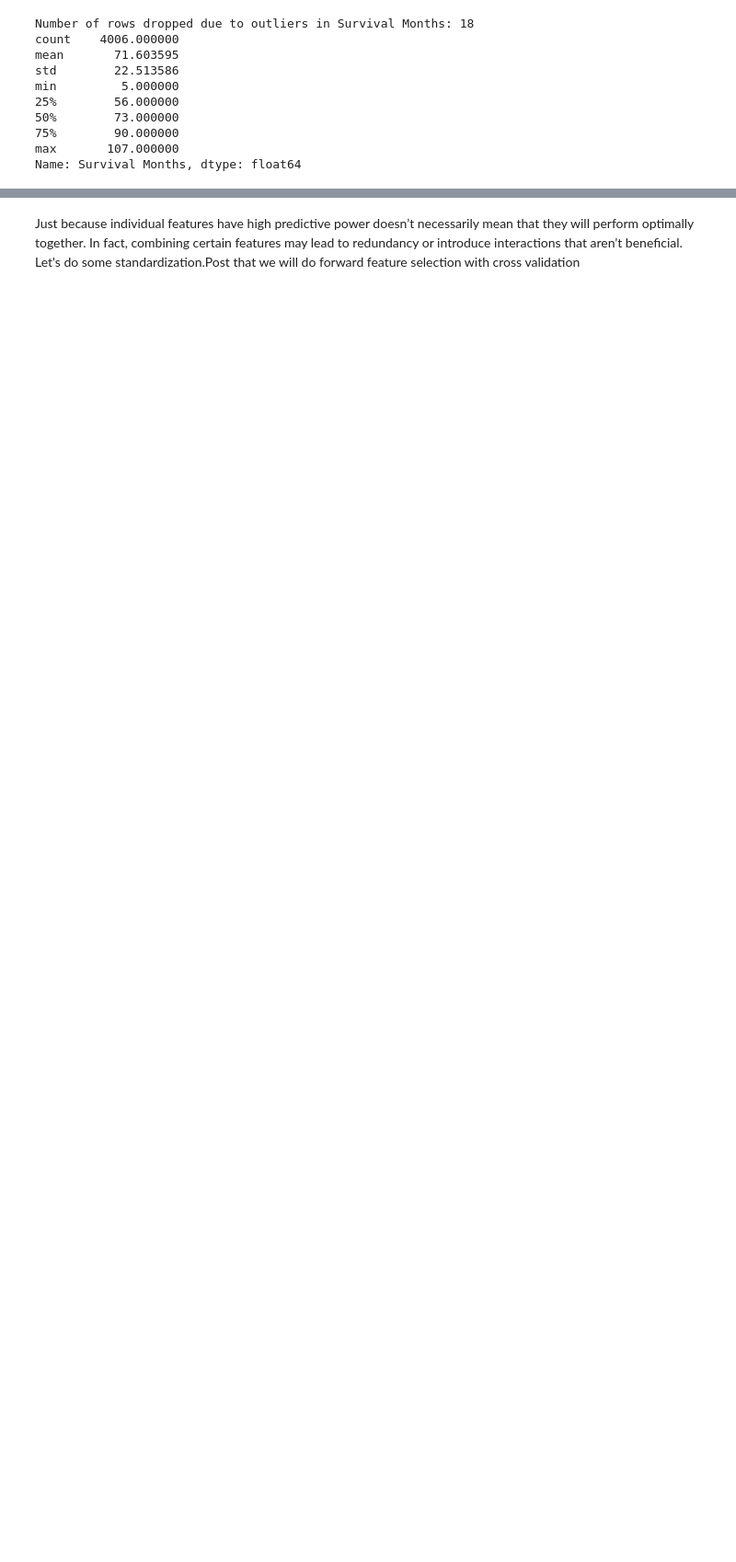
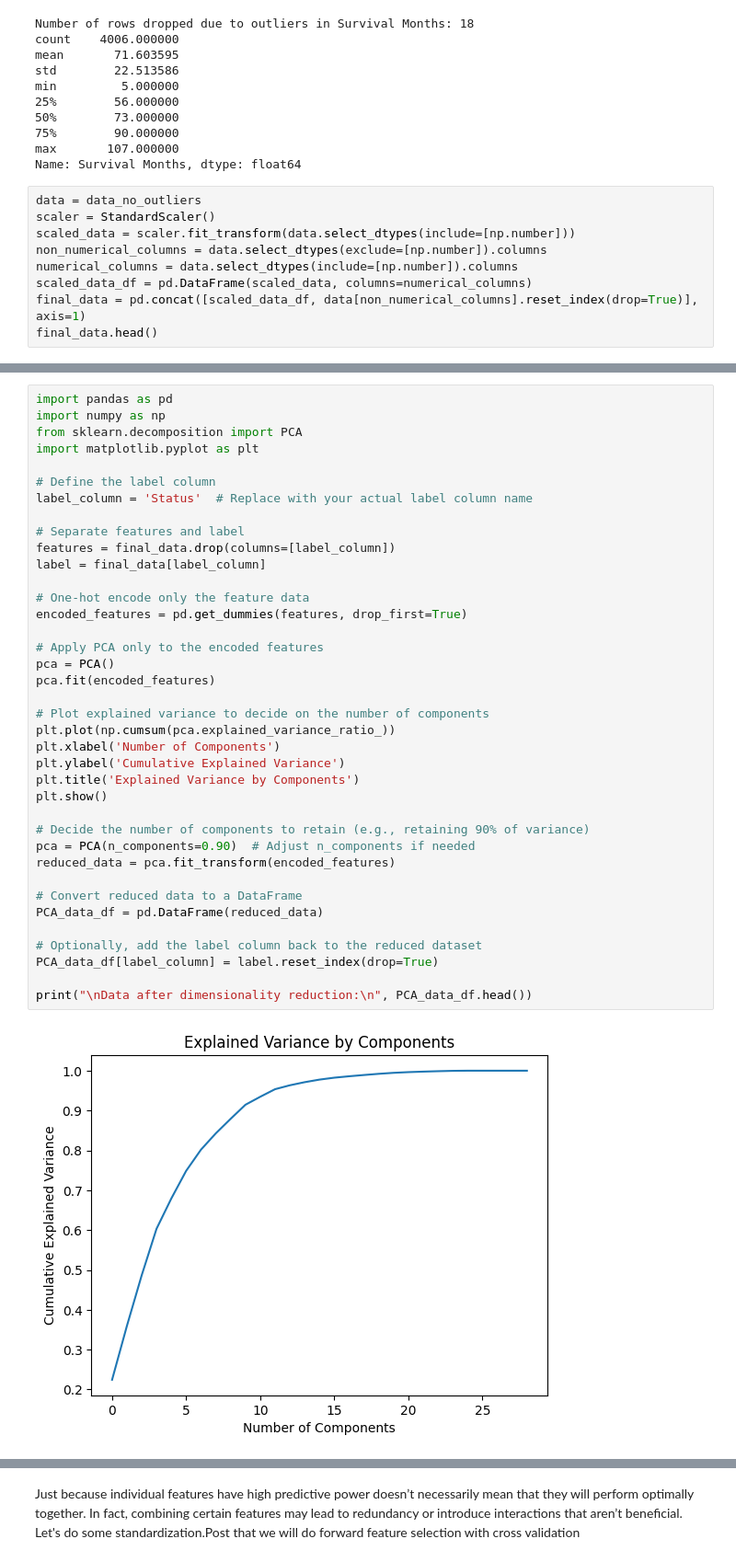
Before and after one commit to Sanghita-C/Breast_Cancer_Survival_Prediction, a Jupyter notebook: breast_cancer_survuval.ipynb, the cells around one changed output, grey strips where cells are left out. Shown at 92% size. Drawn from its saved outputs; the diff is of its cells as text; blank space fills up the shorter version.

```diff
--- a/breast_cancer_survuval.ipynb
+++ b/breast_cancer_survuval.ipynb
@@ -400,3 +400,12 @@ min         5.000000
 75%        90.000000
 max       107.000000
 Name: Survival Months, dtype: float64
+# %%
+data = data_no_outliers
+scaler = StandardScaler()
+scaled_data = scaler.fit_transform(data.select_dtypes(include=[np.number]))
+non_numerical_columns = data.select_dtypes(exclude=[np.number]).columns
+numerical_columns = data.select_dtypes(include=[np.number]).columns
+scaled_data_df = pd.DataFrame(scaled_data, columns=numerical_columns)
+final_data = pd.concat([scaled_data_df, data[non_numerical_columns].reset_index(drop=True)], axis=1)
+final_data.head()
@@ -402,0 +444,40 @@ Name: Survival Months, dtype: float64
+# %%
+import pandas as pd
+import numpy as np
+from sklearn.decomposition import PCA
+import matplotlib.pyplot as plt
+
+# Define the label column
+label_column = 'Status'  # Replace with your actual label column name
+
+# Separate features and label
+features = final_data.drop(columns=[label_column])
+label = final_data[label_column]
+
+# One-hot encode only the feature data
+encoded_features = pd.get_dummies(features, drop_first=True)
+
+# Apply PCA only to the encoded features
+pca = PCA()
+pca.fit(encoded_features)
+
+# Plot explained variance to decide on the number of components
+plt.plot(np.cumsum(pca.explained_variance_ratio_))
+plt.xlabel('Number of Components')
+plt.ylabel('Cumulative Explained Variance')
+plt.title('Explained Variance by Components')
+plt.show()
+
+# Decide the number of components to retain (e.g., retaining 90% of variance)
+pca = PCA(n_components=0.90)  # Adjust n_components if needed
+reduced_data = pca.fit_transform(encoded_features)
+
+# Convert reduced data to a DataFrame
+PCA_data_df = pd.DataFrame(reduced_data)
+
+# Optionally, add the label column back to the reduced dataset
+PCA_data_df[label_column] = label.reset_index(drop=True)
+
+print("\nData after dimensionality reduction:\n", PCA_data_df.head())
+# %% [output]
+[figure, added]
```
Also changed, not shown: parts of 47 cells of this notebook.
